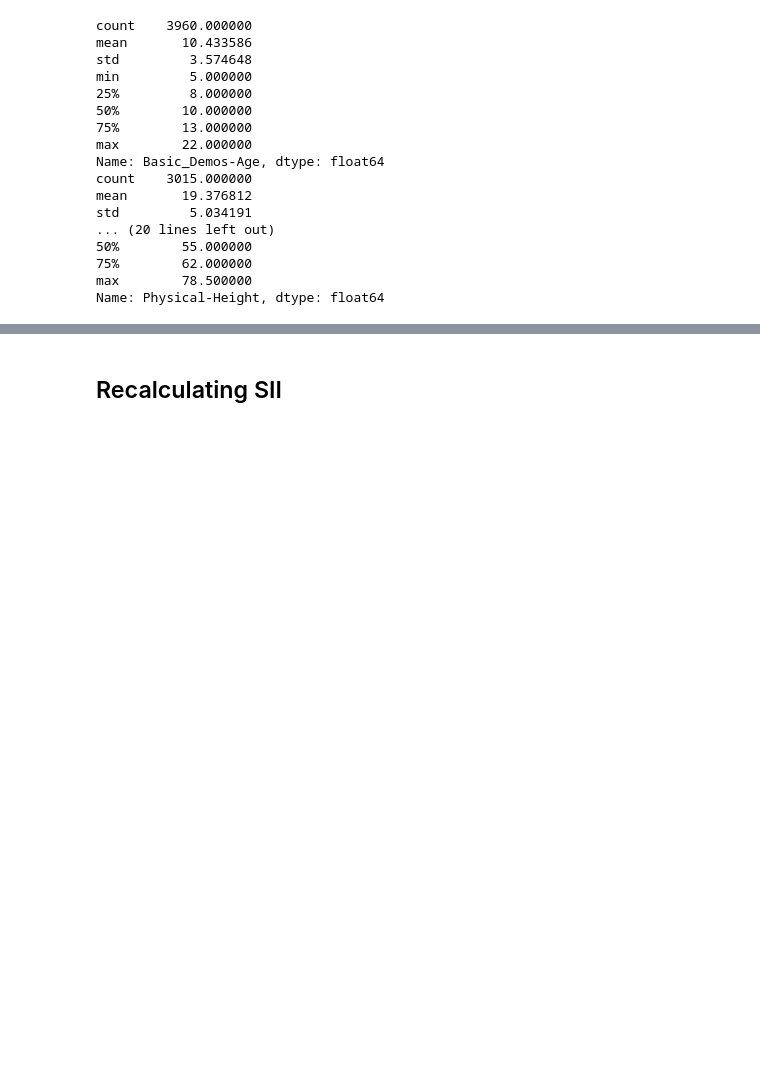
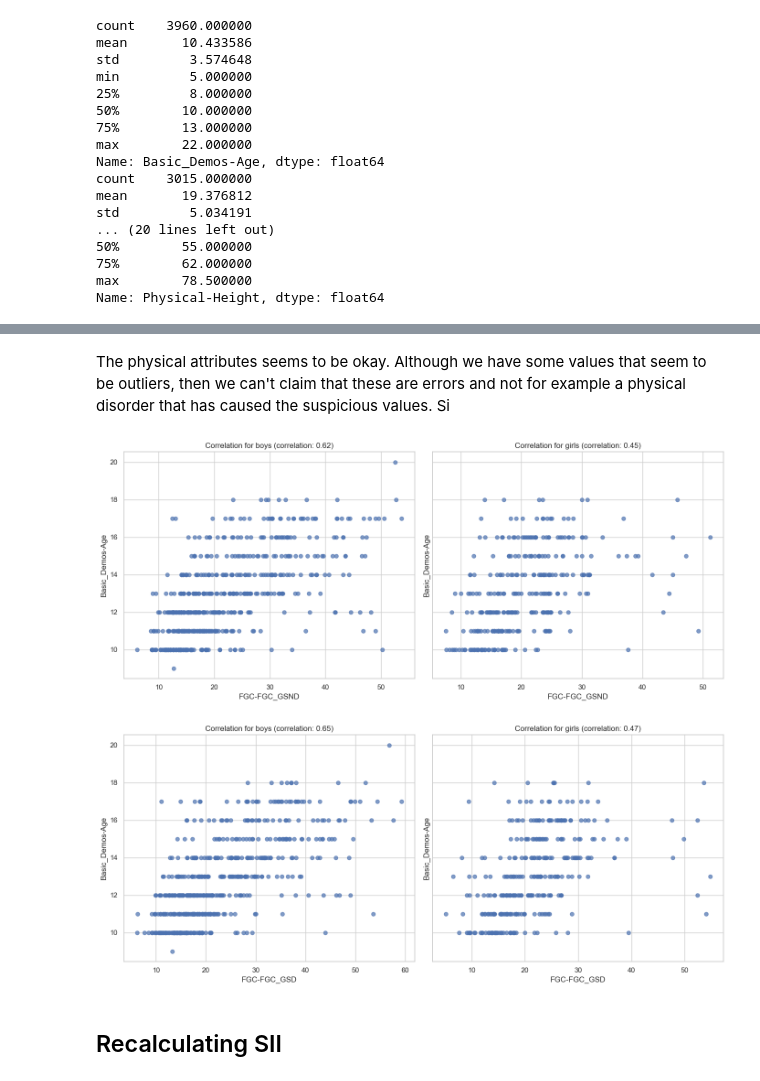
Before and after one commit to riikaseeba/Problematic-Internet-Use, a Jupyter notebook: Uku_Hjalmar_data.ipynb, the cells around one changed output, grey strips where cells are left out. Drawn from its saved outputs; the diff is of its cells as text; code cells hidden in the pictures; blank space fills up the shorter version.

```diff
--- a/Uku_Hjalmar_data.ipynb
+++ b/Uku_Hjalmar_data.ipynb
@@ -385,5 +412,62 @@ Name: Physical-Height, dtype: float64
+# %% [markdown]
+The physical attributes seems to be okay. Although we have some values that seem to be outliers, then we can't claim that these are errors and not for example a physical disorder that has caused the suspicious values. Si
+# %%
+def clean_grip_strength(train, column, age_column, max_value, age_threshold):
+    condition = (
+        (train[column] == 0) |
+        ((train[column] > max_value) & (train[age_column] < age_threshold))
+    )
+    train[column] = np.where(condition, np.nan, train[column])
+    return train
+
+train = clean_grip_strength(train, 'FGC-FGC_GSND', 'Basic_Demos-Age', max_value=70, age_threshold=18)
+train = clean_grip_strength(train, 'FGC-FGC_GSD', 'Basic_Demos-Age', max_value=70, age_threshold=18)
 # %%
-# TODO create bounds for physical values
+def plot_sex_correlation(df, x_col, y_col, group_col, group_values, group_labels, title_prefix, figsize=(14, 6)):
+    # Create subplots for side-by-side plots
+    fig, axes = plt.subplots(1, 2, figsize=figsize, sharey=True)
+
+    for i, (group_value, group_label) in enumerate(zip(group_values, group_labels)):
+        # Filter the DataFrame based on the specified group value
+        filtered_df = df[df[group_col] == group_value]
+
+        # Calculate the correlation coefficient
+        correlation = filtered_df[x_col].corr(filtered_df[y_col])
+
+        # Create scatter plot
+        axes[i].scatter(filtered_df[x_col], filtered_df[y_col], alpha=0.7)
+        axes[i].set_xlabel(x_col)
+        axes[i].set_ylabel(y_col)
+        axes[i].set_title(f"{title_prefix} {group_label} (correlation: {correlation:.2f})")
+        axes[i].grid(True)
+
+    # Adjust layout and display the plot
+    plt.tight_layout()
+    plt.show()
+
+# Example usage
+plot_sex_correlation(
+    train,
+    x_col='FGC-FGC_GSND',
+    y_col='Basic_Demos-Age',
+    group_col='Basic_Demos-Sex',
+    group_values=[0, 1],
+    group_labels=["boys", "girls"],
+    title_prefix="Correlation for"
+)
+
+plot_sex_correlation(
+    train,
+    x_col='FGC-FGC_GSD',
+    y_col='Basic_Demos-Age',
+    group_col='Basic_Demos-Sex',
+    group_values=[0, 1],
+    group_labels=["boys", "girls"],
+    title_prefix="Correlation for"
+)
+# %% [output]
+[figure, added]
+[figure, added]
 # %% [markdown]
 ## Recalculating SII
 # %%
```
Also changed, not shown: parts of 3 cells of this notebook, 6 other files.
